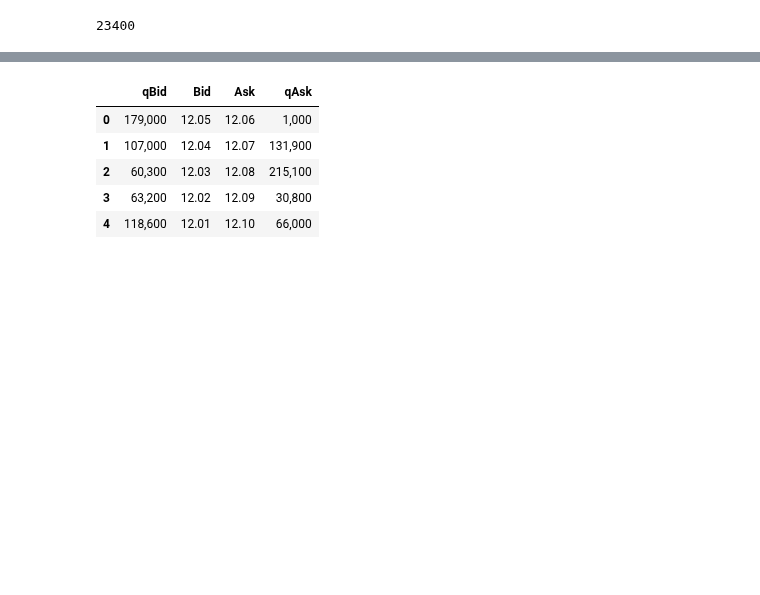
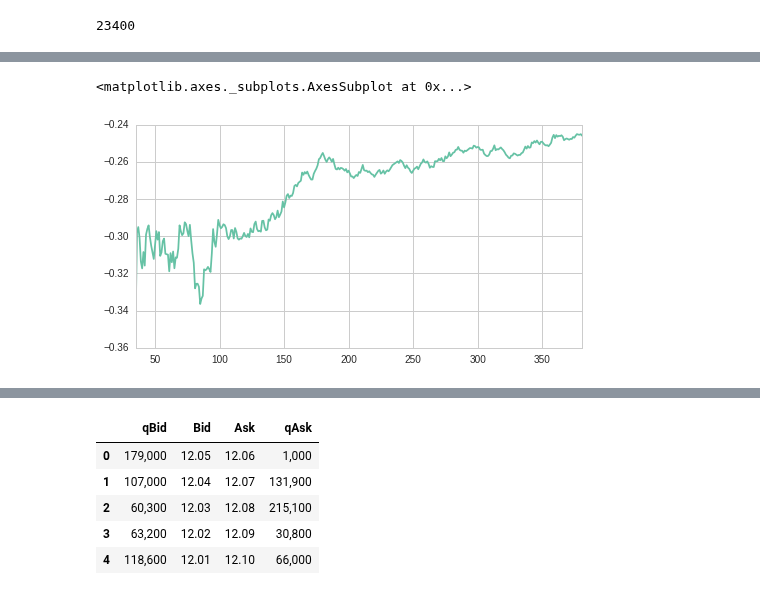
Before and after one commit to ucaiado/QLearning_Trading, a Jupyter notebook: learning_trade.ipynb, the cells around one changed output, grey strips where cells are left out. Saved outputs shown, nothing was run; the diff lists cells and outputs as text; code cells hidden in the pictures; blank space fills up the shorter version.

```diff
--- a/learning_trade.ipynb
+++ b/learning_trade.ipynb
@@ -606,3 +663,10 @@ with open(s_fname) as fr:
+# %%
+df_aux1 = pd.DataFrame(d_cumrewr).dropna()
+df_aux2 = pd.DataFrame(d_cumtrials).ix[df_aux1.index, :]
+((df_aux1.cumsum()/df_aux2.cumsum()).sum(axis=1)/10.).iloc[35:].plot()
+# %% [output]
+<matplotlib.axes._subplots.AxesSubplot at 0x...>
+[figure, added]
 # %%
 df_plot = pd.DataFrame(d_midprice[1])
 ax = np.log(df_plot/df_plot.shift()).cumsum()[0].plot(legend=True,
```
Also changed, not shown: parts of 21 cells of this notebook, 6 other files.
